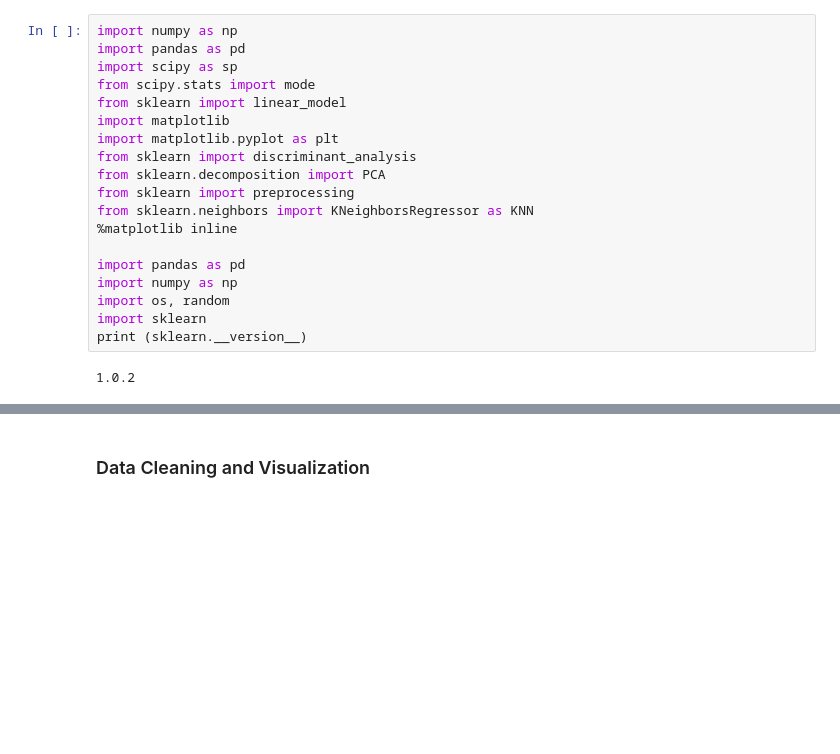
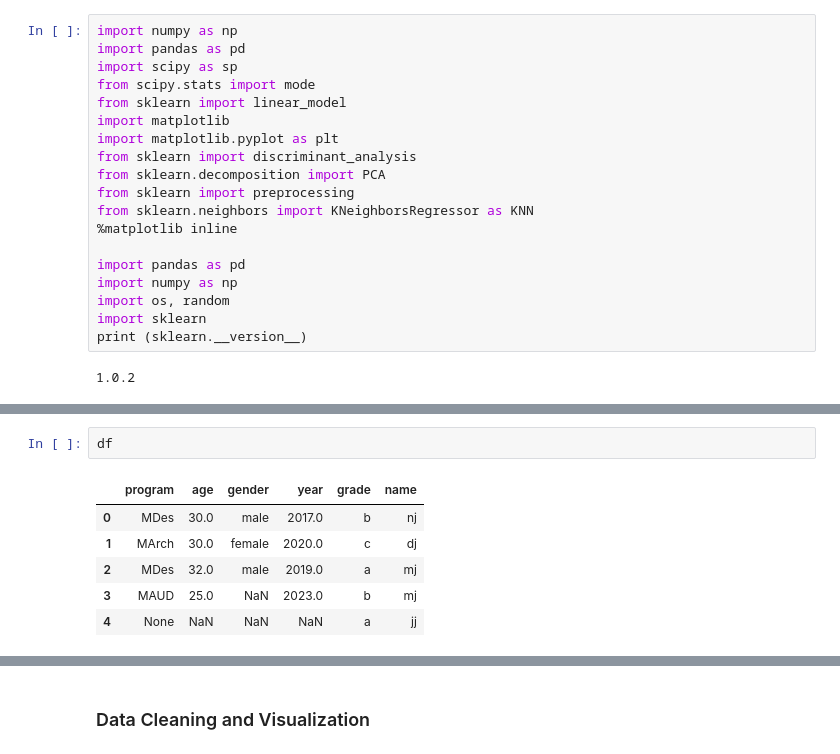
Before and after one commit to NamjuLee/Data-Design-AI-for-Urban-Data-and-Viz-Harvard-GSD-public, a Jupyter notebook: src/PART_02_Programming_Data_Processing/LAB_05_ExampleDataCleaning.ipynb, the cells around one changed output, grey strips where cells are left out. Saved outputs shown, nothing was run; the diff lists cells and outputs as text; blank space fills up the shorter version.

```diff
--- a/src/PART_02_Programming_Data_Processing/LAB_05_EampleDataCleaning.ipynb
+++ b/src/PART_02_Programming_Data_Processing/LAB_05_ExampleDataCleaning.ipynb
@@ -49,0 +80,9 @@ print (sklearn.__version__)
+# %%
+df
+# %% [output]
+|  | program | age | gender | year | grade | name |
+| 0 | MDes | 30.0 | male | 2017.0 | b | nj |
+| 1 | MArch | 30.0 | female | 2020.0 | c | dj |
+| 2 | MDes | 32.0 | male | 2019.0 | a | mj |
+| 3 | MAUD | 25.0 | NaN | 2023.0 | b | mj |
+| 4 | None | NaN | NaN | NaN | a | jj |
```
Also changed, not shown: parts of 7 cells of this notebook, 2 other files.
